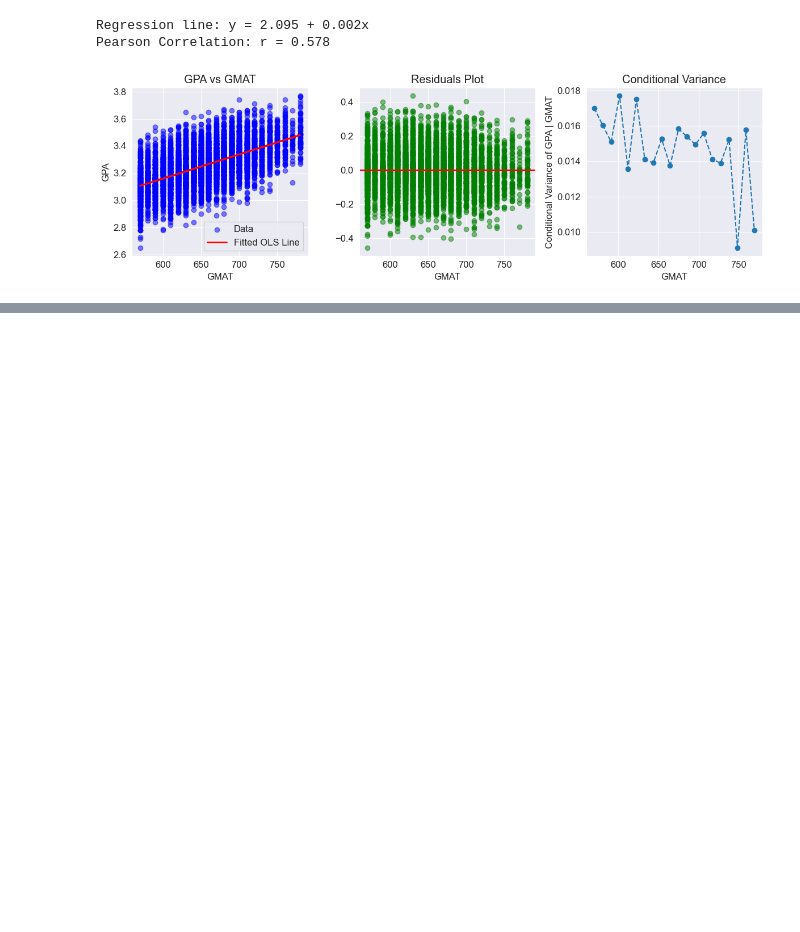
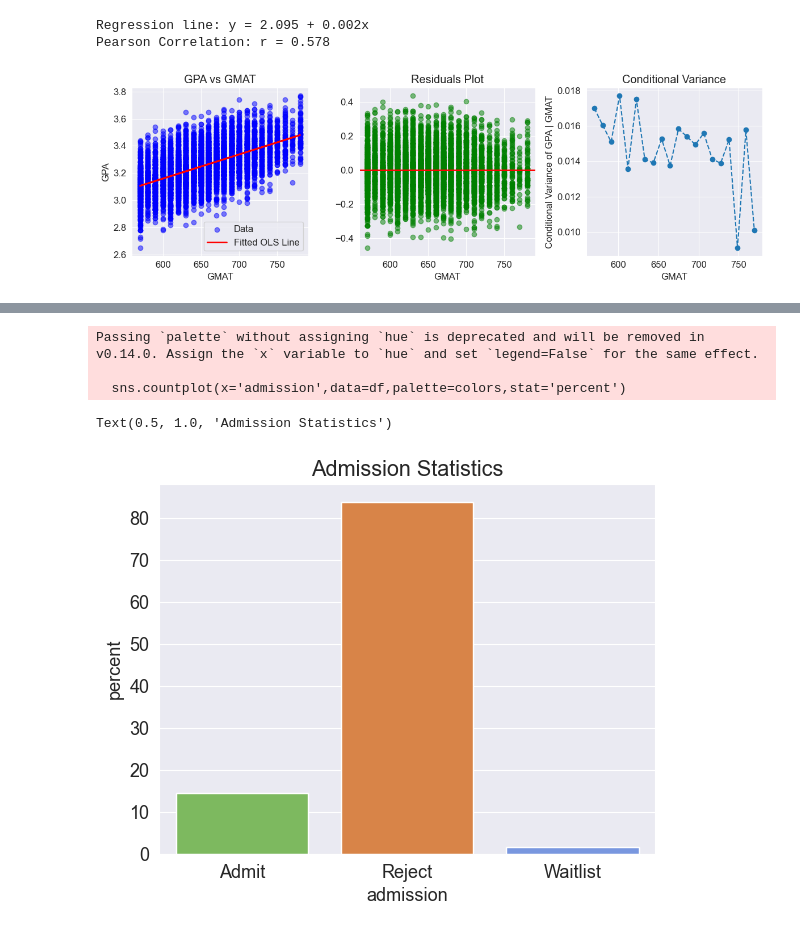
Before and after one commit to Cyndolo/ECE143_Group12, a Jupyter notebook: newMBA.ipynb, the cells around one changed output, grey strips where cells are left out. Cells and saved outputs as stored; diff of their text form; code cells hidden in the pictures; blank space fills up the shorter version.

```diff
--- a/newMBA.ipynb
+++ b/newMBA.ipynb
@@ -579,0 +601,30 @@ ZeroDivisionError: division by zero
+# %%
+# settings
+colors = ['#78C850',
+      '#F08030',
+      '#6890F0',
+      '#A8B820',
+      '#A8A878',
+      '#A040A0',
+      '#F8D030',
+      '#EE99AC',
+      '#C03028',
+      '#F85888',
+      '#B8A038',
+      '#705898',
+      '#98D8D8',
+      '#7038F8',
+      ]
+sns.set_style('darkgrid')
+# %%
+
+# addressing null values in race and admission columns
+# null/other -> international
+# null -> deny
+df['race'].fillna('International',inplace=True)
+#df['race'].replace('Other','International',inplace=True)
+df['admission'].fillna('Deny',inplace=True)
+
+#df['work_industry']=df['work_industry'].astype('category')
+
+df.head()
@@ -579,0 +650,12 @@ ZeroDivisionError: division by zero
+# %%
+
+# check the statistics of admission
+plt.figure()
+sns.countplot(x='admission',data=df,palette=colors,stat='percent')
+plt.title('Admission Statistics')
+# %% [output]
+Passing `palette` without assigning `hue` is deprecated and will be removed in v0.14.0. Assign the `x` variable to `hue` and set `legend=False` for the same effect.
+
+  sns.countplot(x='admission',data=df,palette=colors,stat='percent')
+Text(0.5, 1.0, 'Admission Statistics')
+[figure, added]
```
Also changed, not shown: parts of 18 cells of this notebook.
